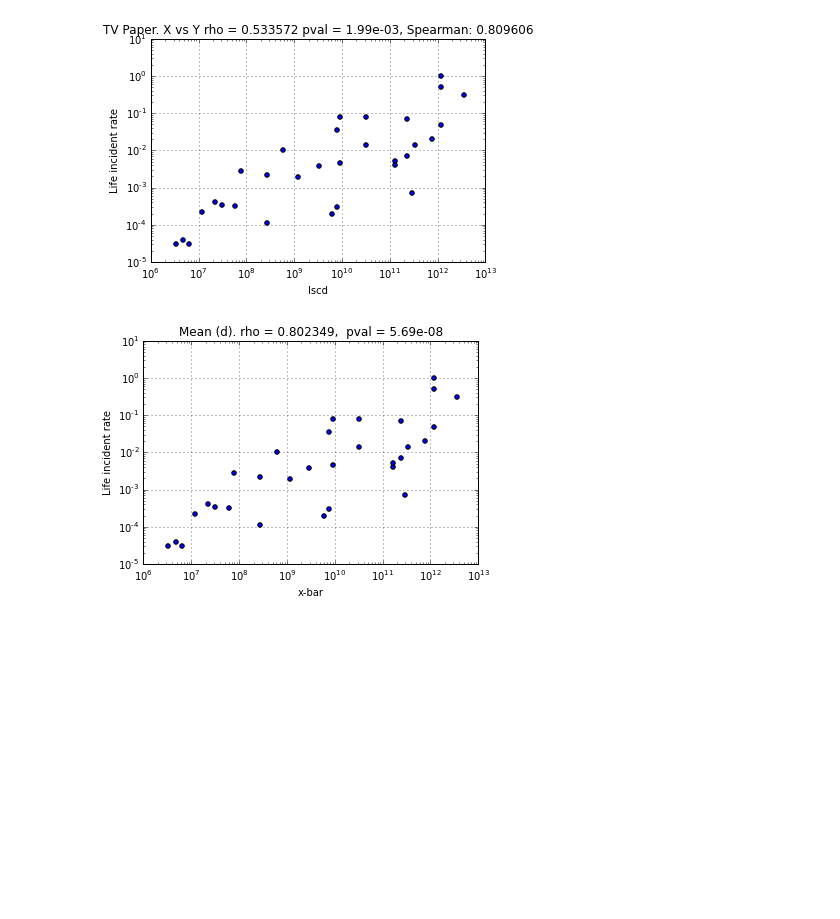
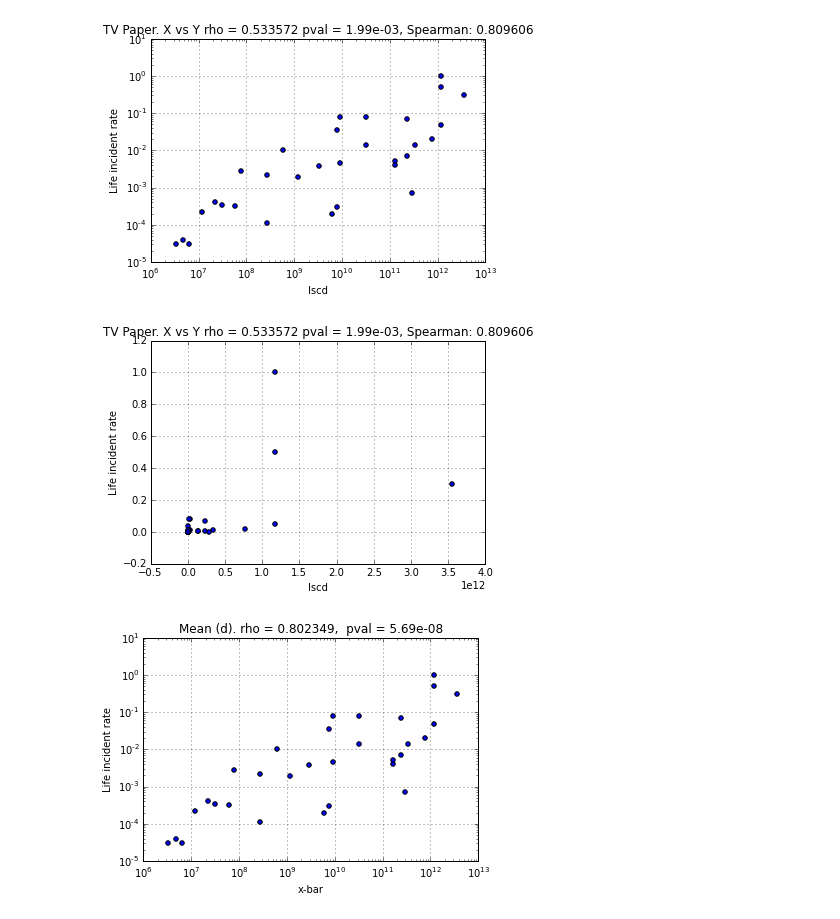
Before and after one commit to nitinksingh/bad-luck, a Jupyter notebook: analysis.ipynb, the cells around one changed output. Cells and saved outputs as stored; diff of their text form; code cells hidden in the pictures; blank space fills up the shorter version.

Commit message:
more plots

```diff
--- a/analysis.ipynb
+++ b/analysis.ipynb
@@ -88,6 +88,13 @@ title = "TV Paper. X vs Y rho = %f pval = %.2e, Spearman: %f" %(rho[0], rho[1],
 df.plot(xi, yi, kind='scatter', logx=True, logy=True, title=title);
 # %% [output]
 [figure]
+# %%
+xi = 3; yi = 0
+rho = stats.pearsonr(df[df.columns[xi]], df[df.columns[yi]])
+title = "TV Paper. X vs Y rho = %f pval = %.2e, Spearman: %f" %(rho[0], rho[1], stats.spearmanr(df[df.columns[xi]], df[df.columns[yi]])[0])
+df.plot(xi, yi, kind='scatter', logx=False, logy=False, title=title);
+# %% [output]
+[figure, added]
 # %%
 xi = 7; yi = 0
 title = "Mean (d). rho = %f,  pval = %.2e" %stats.pearsonr(np.log(df[df.columns[xi]]), np.log(df[df.columns[yi]]))
```
